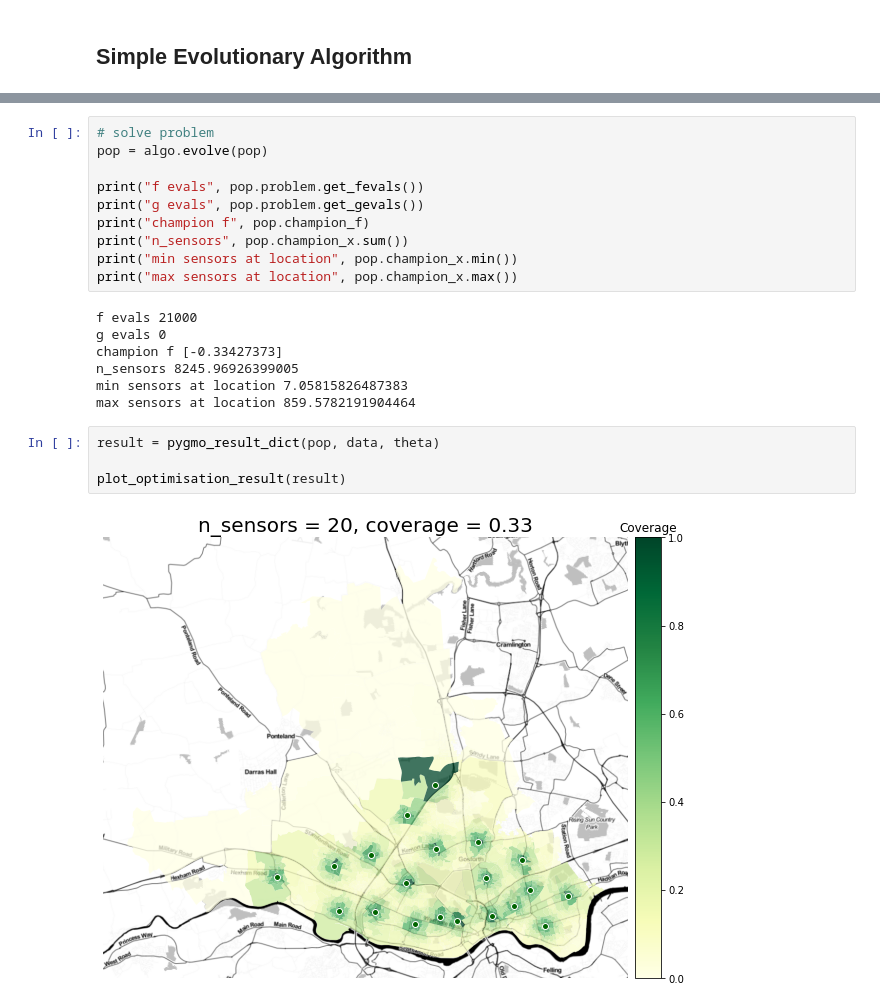
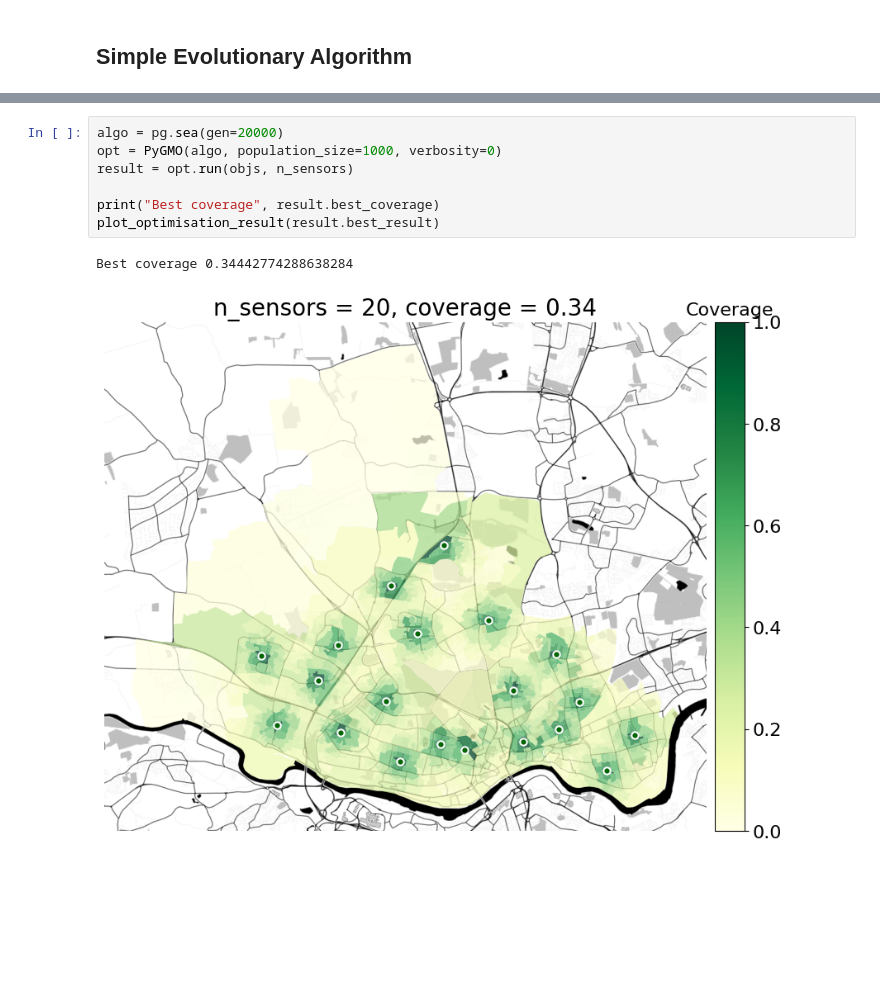
Before and after one commit to alan-turing-institute/spatial-inequality, a Jupyter notebook: notebooks/optimisation_pygmo_singleobj.ipynb, the cells around one changed output, grey strips where cells are left out. Saved outputs shown, nothing was run; the diff lists cells and outputs as text; blank space fills up the shorter version.

```diff
--- a/notebooks/optimisation_pygmo_singleobj.ipynb
+++ b/notebooks/optimisation_pygmo_singleobj.ipynb
@@ -709,23 +158,10 @@ Extra info:
-# %%
-# solve problem
-pop = algo.evolve(pop)
-
-print("f evals", pop.problem.get_fevals())
-print("g evals", pop.problem.get_gevals())
-print("champion f", pop.champion_f)
-print("n_sensors", pop.champion_x.sum())
-print("min sensors at location", pop.champion_x.min())
-print("max sensors at location", pop.champion_x.max())
-# %% [output]
-f evals 21000
-g evals 0
-champion f [-0.33427373]
-n_sensors 8245.96926399005
-min sensors at location 7.05815826487383
-max sensors at location 859.5782191904464
-# %%
-result = pygmo_result_dict(pop, data, theta)
-
-plot_optimisation_result(result)
-# %% [output]
-[figure, removed]
+# %%
+algo = pg.sea(gen=20000)
+opt = PyGMO(algo, population_size=1000, verbosity=0)
+result = opt.run(objs, n_sensors)
+
+print("Best coverage", result.best_coverage)
+plot_optimisation_result(result.best_result)
+# %% [output]
+Best coverage 0.34442774288638284
+[figure, added]
```
Also changed, not shown: parts of 39 cells of this notebook, 4 other files.
